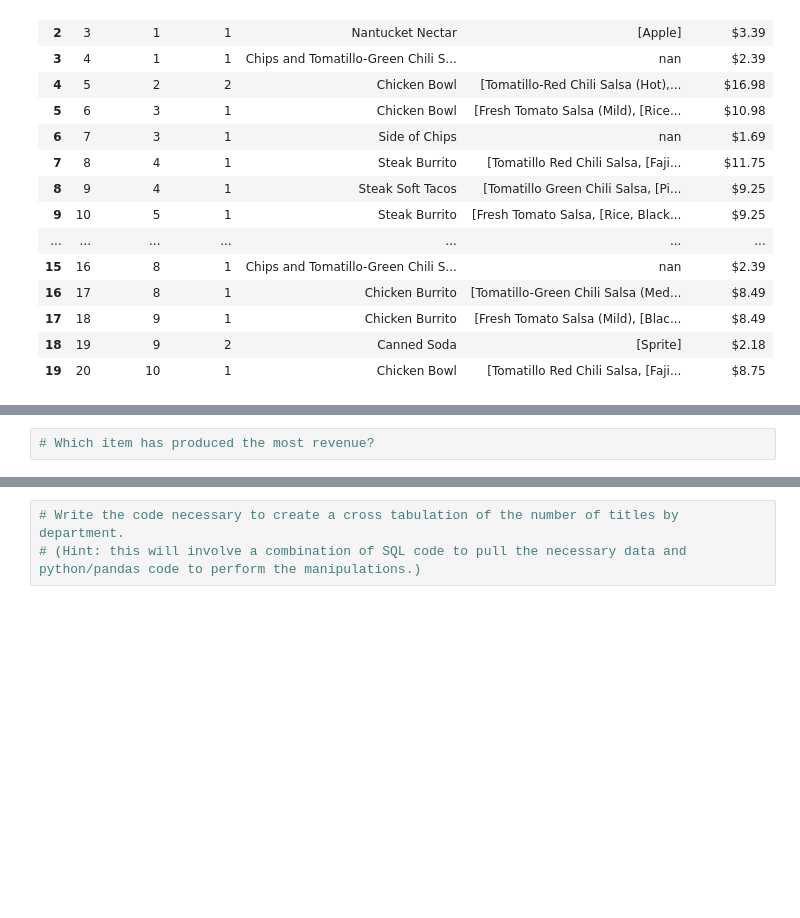
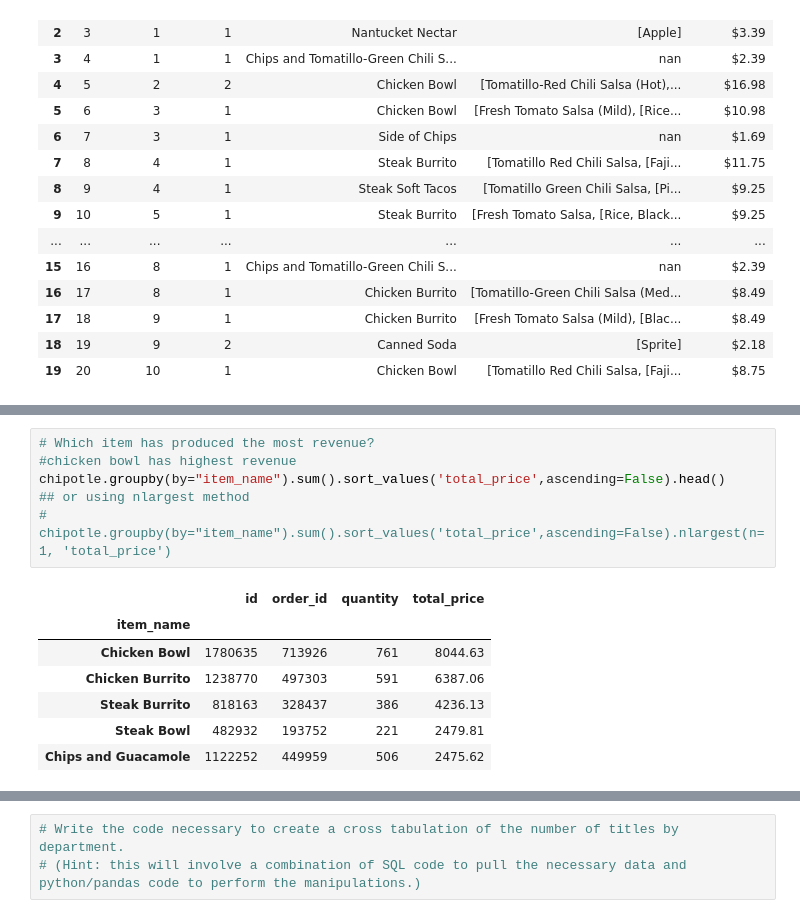
Before and after one commit to Saroj6632/numpy-pandas-visualization-exercises, a Jupyter notebook: advanced_dataframes.ipynb, the cells around one changed output, grey strips where cells are left out. Cells and saved outputs as stored; diff of their text form; blank space fills up the shorter version.

```diff
--- a/advanced_dataframes.ipynb
+++ b/advanced_dataframes.ipynb
@@ -420,4 +463,16 @@ SyntaxError: invalid syntax (2893998127.py, line 2)
-# %%
-# Which item has produced the most revenue?
+# %%
+# Which item has produced the most revenue?
+#chicken bowl has highest revenue
+chipotle.groupby(by="item_name").sum().sort_values('total_price',ascending=False).head()
+## or using nlargest method
+# chipotle.groupby(by="item_name").sum().sort_values('total_price',ascending=False).nlargest(n=1, 'total_price')
+# %% [output]
+|  | id | order_id | quantity | total_price |
+| item_name |  |  |  |  |
+| Chicken Bowl | 1780635 | 713926 | 761 | 8044.63 |
+| Chicken Burrito | 1238770 | 497303 | 591 | 6387.06 |
+| Steak Burrito | 818163 | 328437 | 386 | 4236.13 |
+| Steak Bowl | 482932 | 193752 | 221 | 2479.81 |
+| Chips and Guacamole | 1122252 | 449959 | 506 | 2475.62 |
 # %%
 # Join the employees and titles DataFrames together.
```
Also changed, not shown: parts of 10 cells of this notebook.
